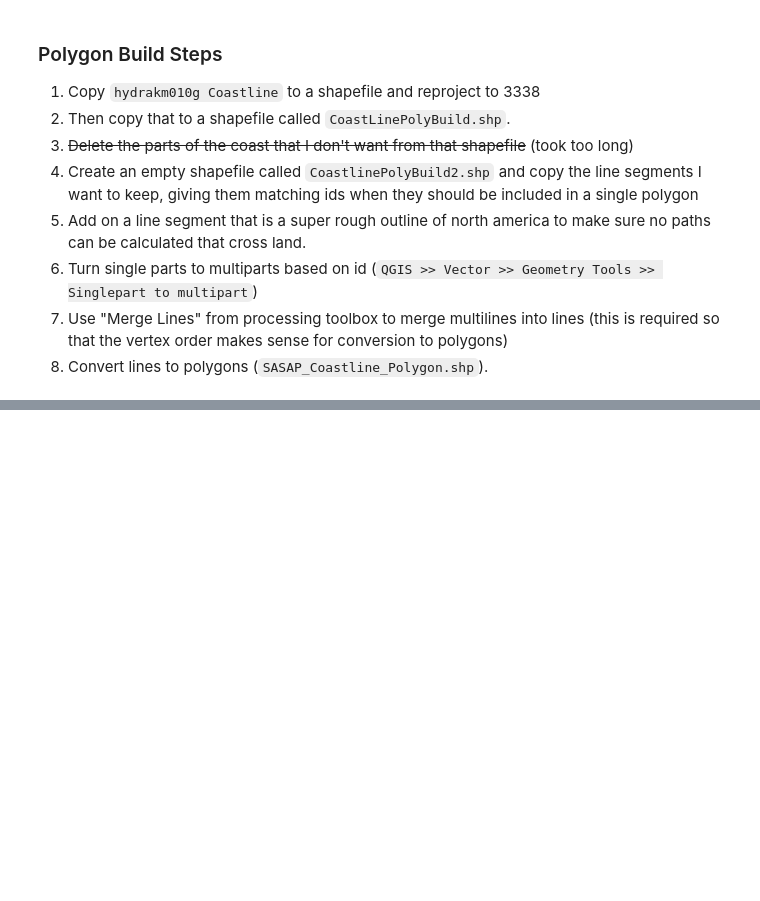
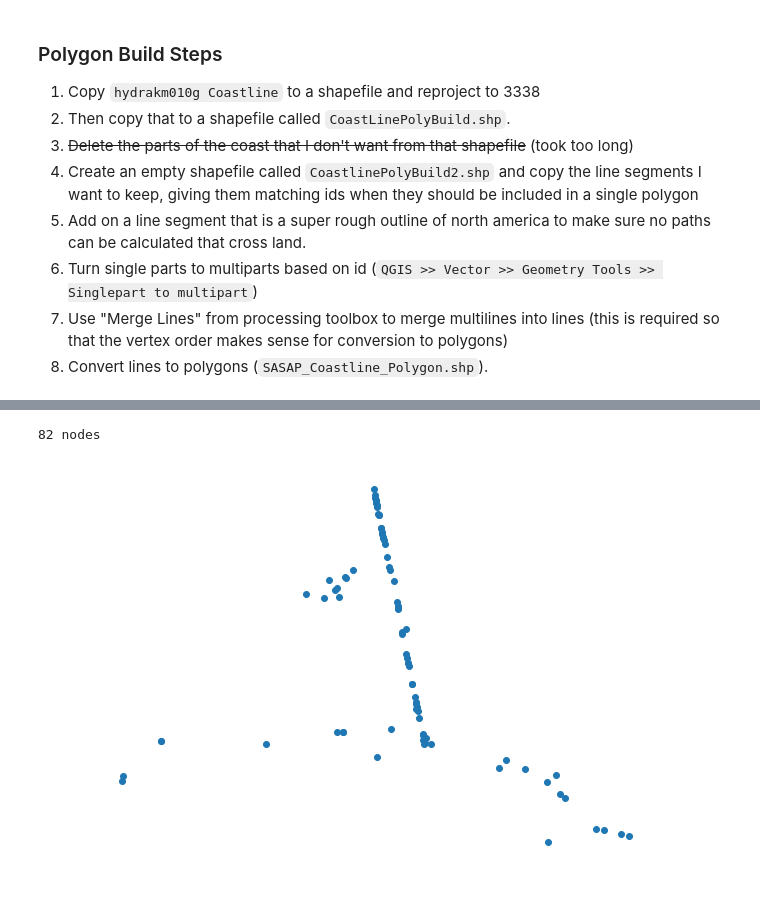
Before and after one commit to jkibele/pyriv, a Jupyter notebook: notebooks/SASAP_Network_Build/Overview.ipynb, the cells around one changed output, grey strips where cells are left out. Saved outputs shown, nothing was run; the diff lists cells and outputs as text; code cells hidden in the pictures; blank space fills up the shorter version.

```diff
--- a/notebooks/SASAP_Network_Build/Overview.ipynb
+++ b/notebooks/SASAP_Network_Build/Overview.ipynb
@@ -45,0 +175,8 @@ So, we'll need to convert it to a polygon. That means we'll have to do a bunch o
+# %%
+inland_dead = rgends.query("end_is_on == 'Land' & end_type == 'Inland'")
+ax = inland_dead.plot()
+ax.set_axis_off()
+print "{} nodes".format(len(inland_dead))
+# %% [output]
+82 nodes
+[figure, added]
```
Also changed, not shown: parts of 30 cells of this notebook, 3 other files.
